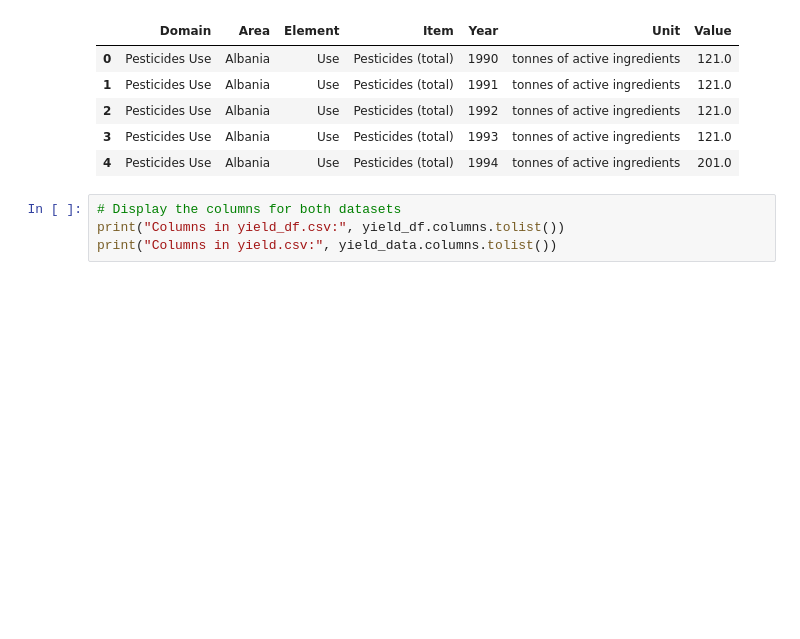
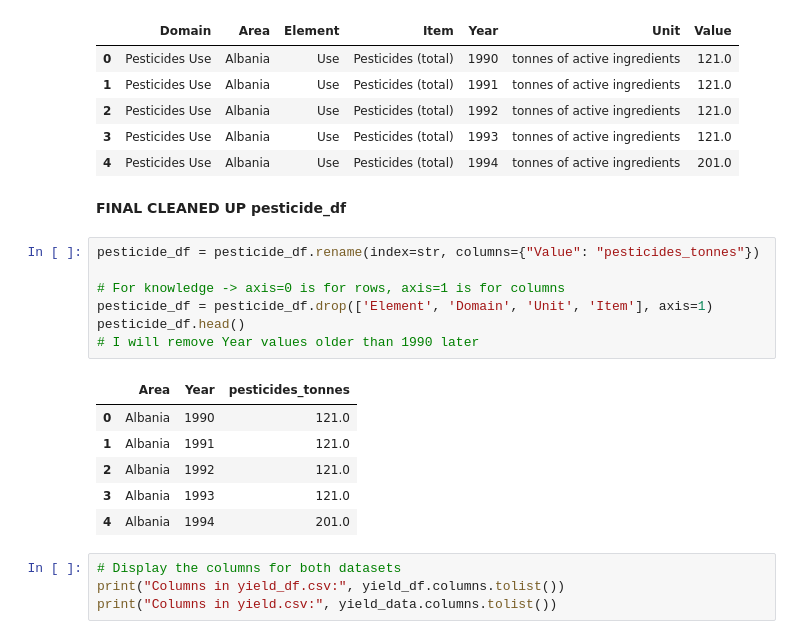
Before and after one commit to jwadamucci/Project3_Group1, a Jupyter notebook: crop_yields.ipynb, the cells around one changed output. Cells and saved outputs as stored; diff of their text form; blank space fills up the shorter version.

```diff
--- a/crop_yields.ipynb
+++ b/crop_yields.ipynb
@@ -172,6 +194,22 @@ First few rows of pesticide_df:
 | 2 | Pesticides Use | Albania | Use | Pesticides (total) | 1992 | tonnes of active ingredients | 121.0 |
 | 3 | Pesticides Use | Albania | Use | Pesticides (total) | 1993 | tonnes of active ingredients | 121.0 |
 | 4 | Pesticides Use | Albania | Use | Pesticides (total) | 1994 | tonnes of active ingredients | 201.0 |
+# %% [markdown]
+**FINAL CLEANED UP pesticide_df**
+# %%
+pesticide_df = pesticide_df.rename(index=str, columns={"Value": "pesticides_tonnes"})
+
+# For knowledge -> axis=0 is for rows, axis=1 is for columns
+pesticide_df = pesticide_df.drop(['Element', 'Domain', 'Unit', 'Item'], axis=1)
+pesticide_df.head()
+# I will remove Year values older than 1990 later
+# %% [output]
+|  | Area | Year | pesticides_tonnes |
+| 0 | Albania | 1990 | 121.0 |
+| 1 | Albania | 1991 | 121.0 |
+| 2 | Albania | 1992 | 121.0 |
+| 3 | Albania | 1993 | 121.0 |
+| 4 | Albania | 1994 | 201.0 |
 # %%
 # Display the columns for both datasets
 print("Columns in yield_df.csv:", yield_df.columns.tolist())
```
Also changed, not shown: parts of 6 cells of this notebook.
